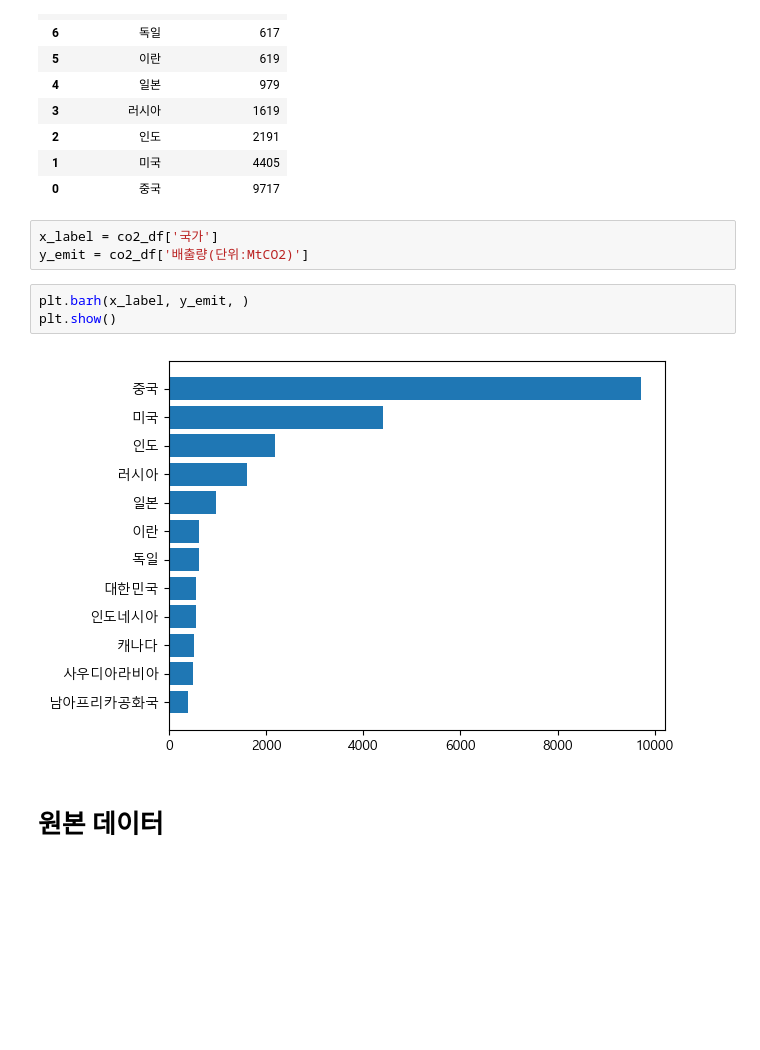
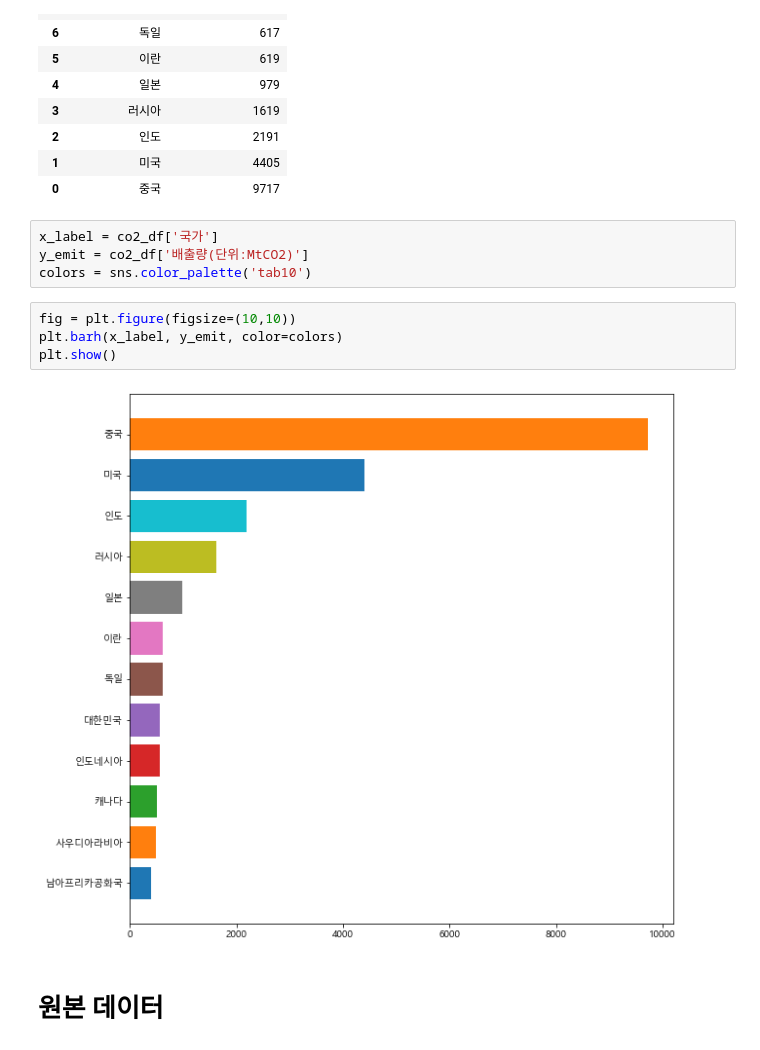
Before and after one commit to Eco-Financial/Eco-Financial, a Jupyter notebook: Visualization.ipynb, the cells around one changed output. Drawn from its saved outputs; the diff is of its cells as text; blank space fills up the shorter version.

Commit message:
chore: change colors of graph

```diff
--- a/Visualization.ipynb
+++ b/Visualization.ipynb
@@ -180,11 +184,13 @@ co2_df
 # %%
 x_label = co2_df['국가']
 y_emit = co2_df['배출량(단위:MtCO2)']
+colors = sns.color_palette('tab10')
 # %%
-plt.barh(x_label, y_emit, )
+fig = plt.figure(figsize=(10,10))
+plt.barh(x_label, y_emit, color=colors)
 plt.show()
 # %% [output]
-[figure, old version]
+[figure, new version]
 # %% [markdown]
 # 원본 데이터
 # %% [markdown]
```
Also changed, not shown: parts of 9 cells of this notebook.
